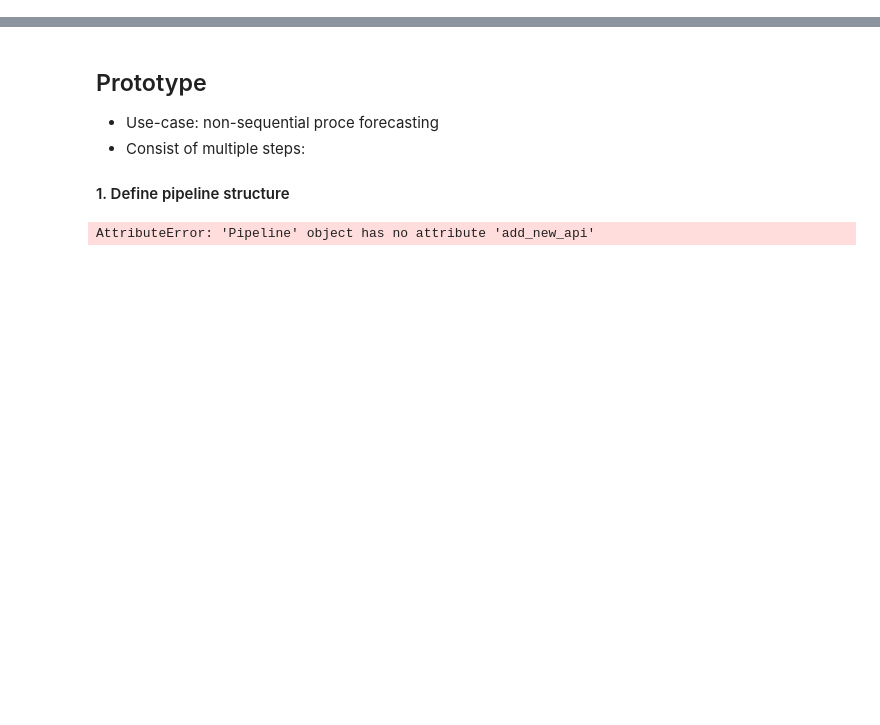
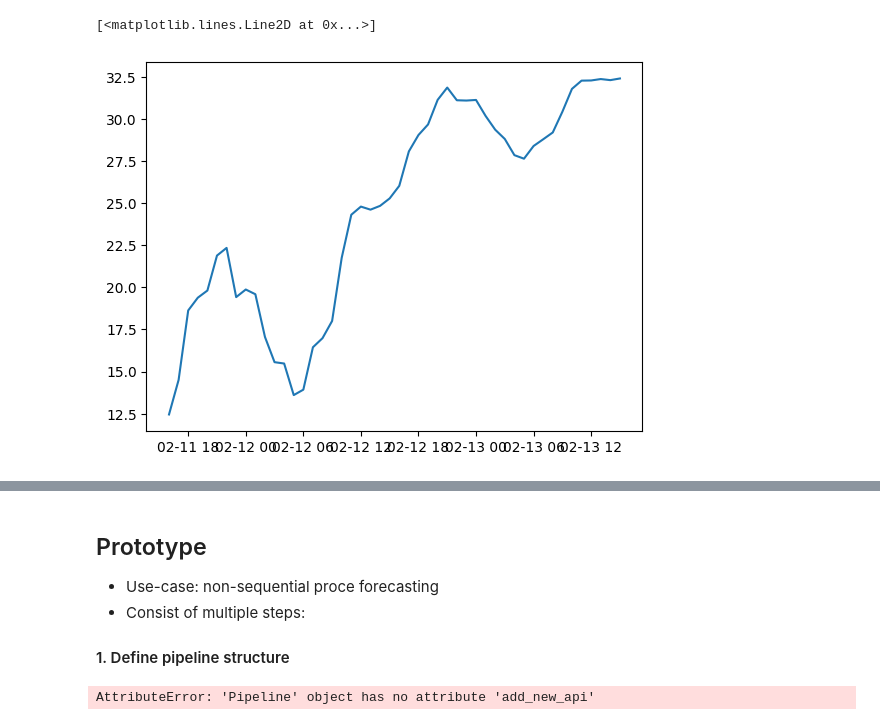
Before and after one commit to sktime/sktime-tutorial-pydata-global-2022, a Jupyter notebook: notebooks/non-sequential.ipynb, the cells around one changed output, grey strips where cells are left out. Saved outputs shown, nothing was run; the diff lists cells and outputs as text; code cells hidden in the pictures; blank space fills up the shorter version.

```diff
--- a/notebooks/non-sequential.ipynb
+++ b/notebooks/non-sequential.ipynb
@@ -41,0 +20,35 @@ Perhaps Price Forecast based on the Ensemble Model prediction and the calendar f
+# %%
+import pandas as pd
+import matplotlib.pyplot as plt
+from sktime.forecasting.compose import ForecastingPipeline
+from sktime.transformations.series.adapt import TabularToSeriesAdaptor
+from sktime.forecasting.base import ForecastingHorizon
+from sktime.forecasting.arima import ARIMA
+from sklearn.preprocessing import StandardScaler
+
+
+# Load data
+data = pd.read_csv("../data/getting_started_data.csv", parse_dates=["time"], index_col="time",)
+data.index.freq = "H"
+y = data["price"]
+y_load = data["load_power_statistics"]
+y_train = y.iloc[:1000]
+y_train_load = y_load.iloc[:1000]
+test_time = y.iloc[1000:1048].index
+y_test_load = y_load.iloc[1000:1048]
+
+# Build a simple pipeline
+pipe = ForecastingPipeline(steps=[
+    ("standardscaler", TabularToSeriesAdaptor(StandardScaler())),
+    ("forecaster", ARIMA(order=(24, 0, 0))),
+])
+# Train the pipeline
+pipe.fit(y_train,)
+
+# Predict one Step
+fh = ForecastingHorizon(test_time, is_relative=False)
+y_pred = pipe.predict(fh=fh)
+plt.plot(y_pred)
+# %% [output]
+[<matplotlib.lines.Line2D at 0x...>]
+[figure, added]
```
Also changed, not shown: parts of 8 cells of this notebook.
